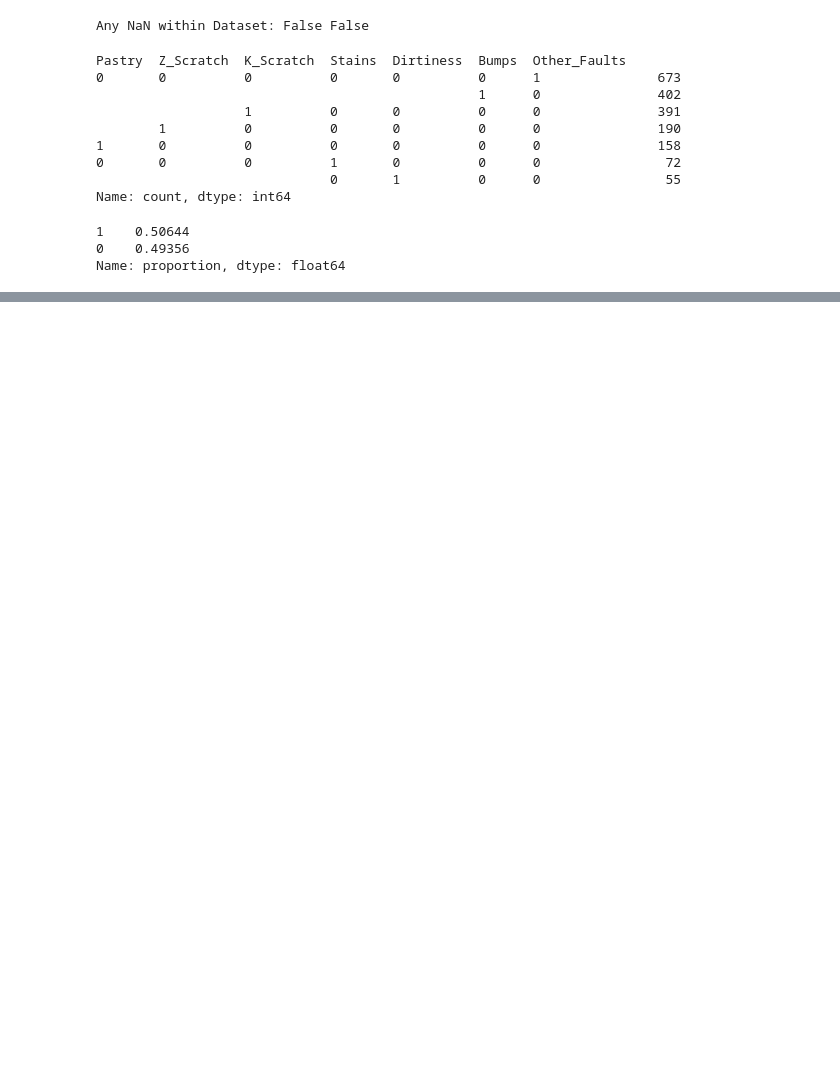
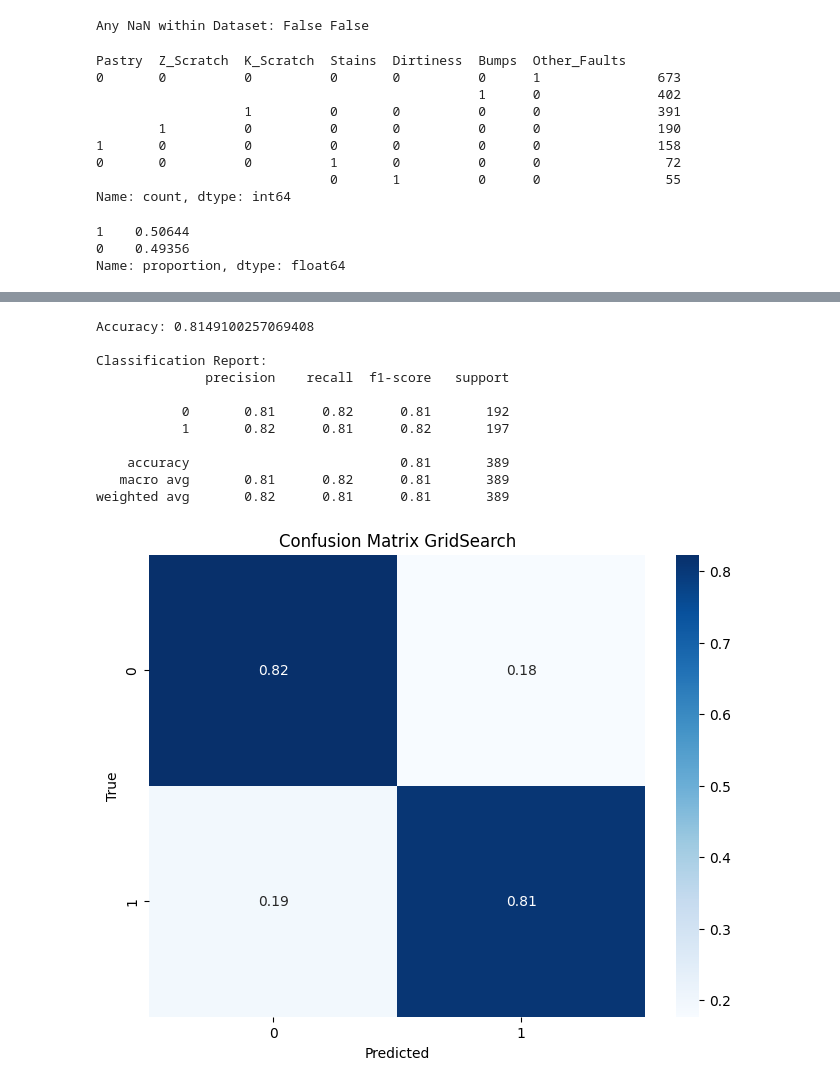
Before and after one commit to molingo/Applied_machine_learning, a Jupyter notebook: Exam.ipynb, the cells around one changed output, grey strips where cells are left out. Cells and saved outputs as stored; diff of their text form; code cells hidden in the pictures; blank space fills up the shorter version.

```diff
--- a/Exam.ipynb
+++ b/Exam.ipynb
@@ -259,0 +324,34 @@ weighted avg       0.83      0.83      0.83       389
+# %%
+#saves a prediction of y for use in confusion matrix
+y_pred = gs.predict(X_test)
+
+print("\nAccuracy:", accuracy_score(y_test, y_pred))
+print("\nClassification Report:")
+print(classification_report(y_test, y_pred))
+
+#normalized confusion matrix
+cm = confusion_matrix(y_test, y_pred, normalize="true")
+
+#plot
+plt.figure(figsize=(8, 6))
+sns.heatmap(cm, annot=True, cmap="Blues",
+            xticklabels=gs.classes_,
+            yticklabels=gs.classes_)
+plt.xlabel("Predicted")
+plt.ylabel("True")
+plt.title("Confusion Matrix GridSearch")
+plt.savefig("CM_binary/CM_gs_feature")
+plt.show()
+# %% [output]
+Accuracy: 0.8149100257069408
+
+Classification Report:
+              precision    recall  f1-score   support
+
+           0       0.81      0.82      0.81       192
+           1       0.82      0.81      0.82       197
+
+    accuracy                           0.81       389
+   macro avg       0.81      0.82      0.81       389
+weighted avg       0.82      0.81      0.81       389
+[figure, added]
```
Also changed, not shown: parts of 8 cells of this notebook, 4 other files.
